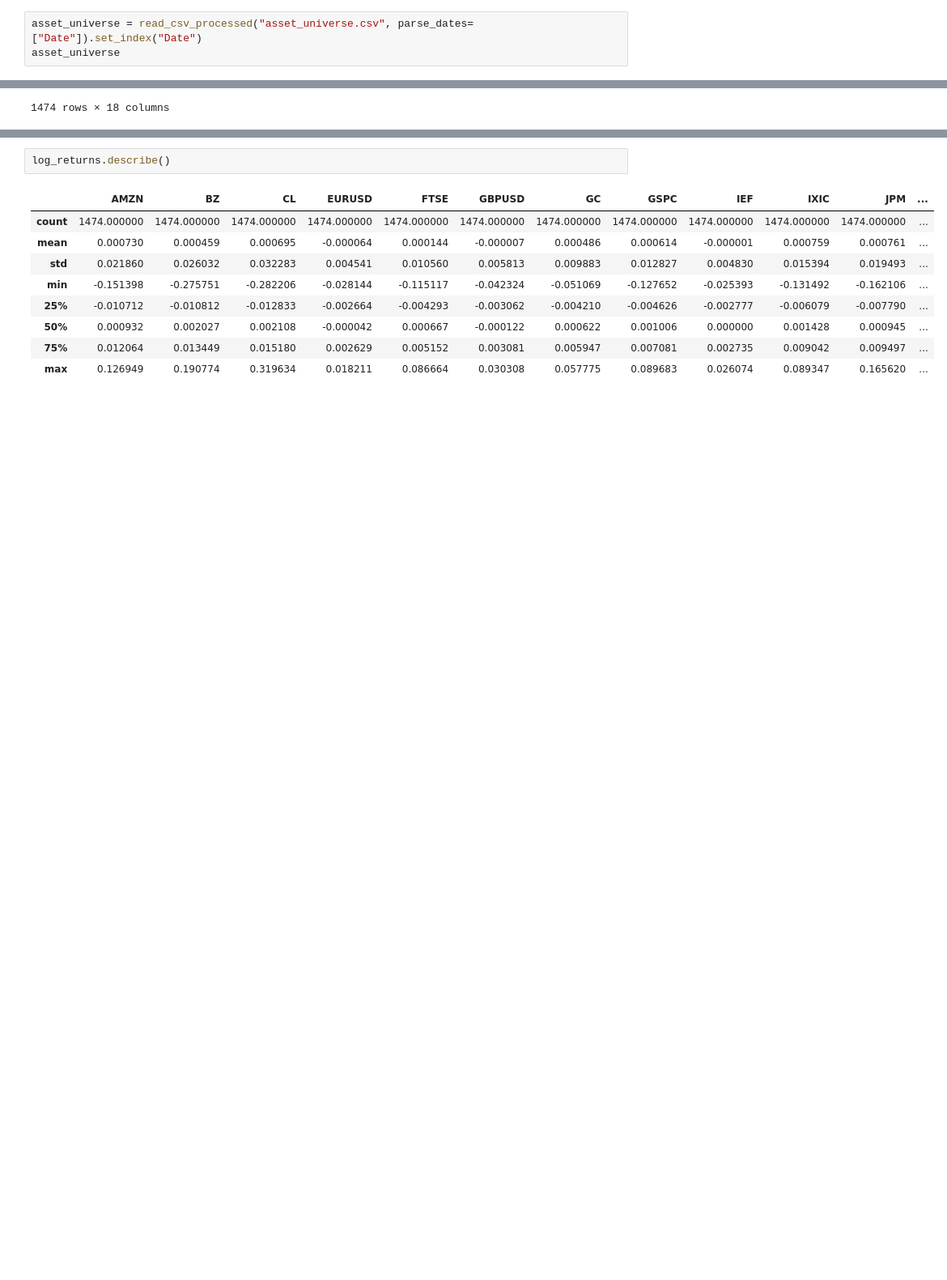
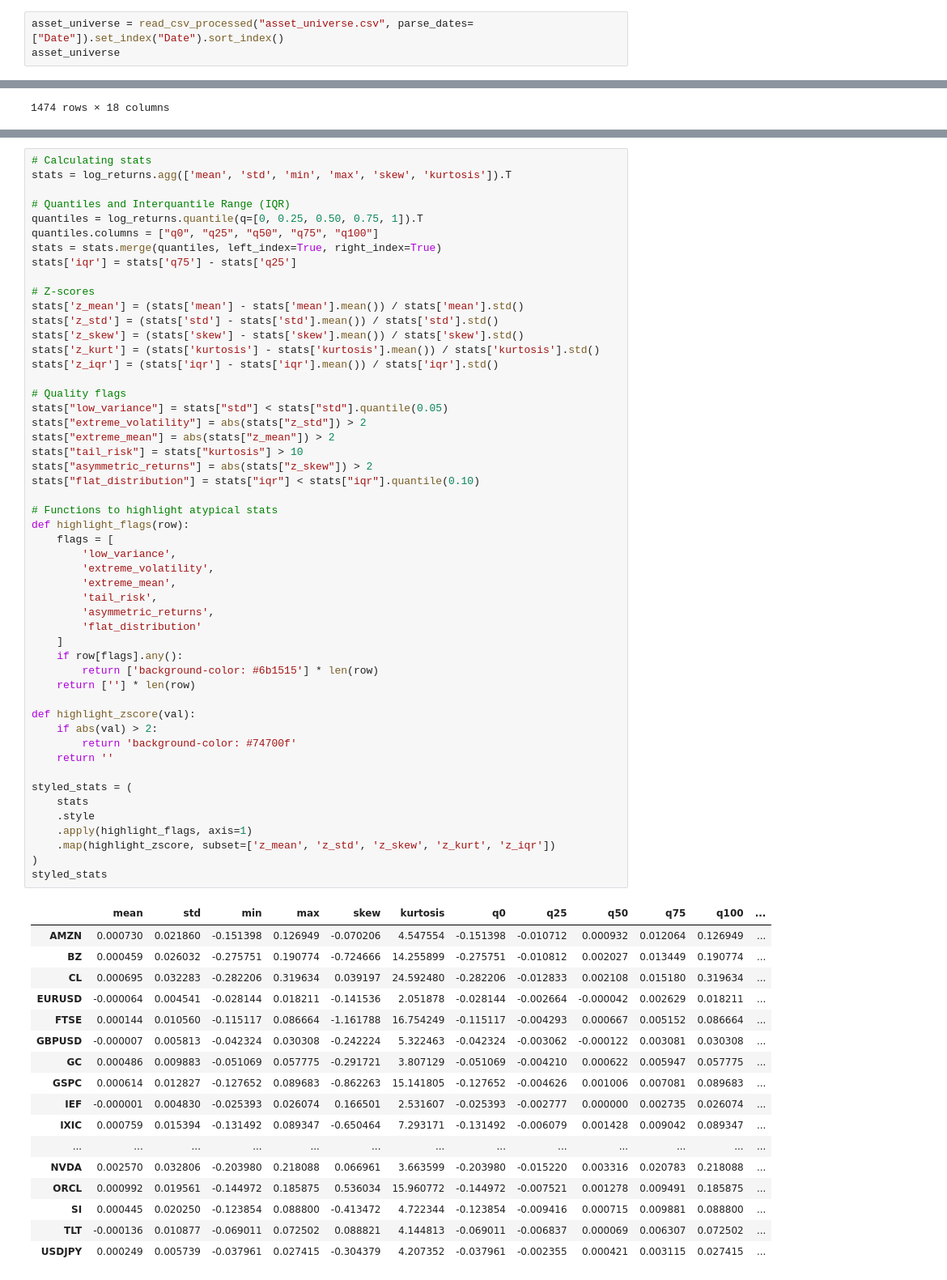
Before and after one commit to jamesafh99/finance-project, a Jupyter notebook: notebooks/02_portfolio_construction.ipynb, the cells around one changed output, grey strips where cells are left out. Shown: that part at 81% size. Saved outputs shown, nothing was run; the diff lists cells and outputs as text; blank space fills up the shorter version.

```diff
--- a/notebooks/02_portfolio_construction.ipynb
+++ b/notebooks/02_portfolio_construction.ipynb
@@ -13,7 +18,7 @@ from src.helpers_io import read_csv_processed
 # %% [markdown]
 #### **2.2 Loading `asset_universe.csv`**
 # %%
-asset_universe = read_csv_processed("asset_universe.csv", parse_dates=["Date"]).set_index("Date")
+asset_universe = read_csv_processed("asset_universe.csv", parse_dates=["Date"]).set_index("Date").sort_index()
 asset_universe
 # %% [output]
 |  | AMZN | BZ | CL | EURUSD | FTSE | GBPUSD | GC | GSPC | IEF | IXIC | JPM | ... |
@@ -124,12 +158,69 @@ dtype: int64
 # %%
-log_returns.describe()
+# Calculating stats
+stats = log_returns.agg(['mean', 'std', 'min', 'max', 'skew', 'kurtosis']).T
+
+# Quantiles and Interquantile Range (IQR)
+quantiles = log_returns.quantile(q=[0, 0.25, 0.50, 0.75, 1]).T
+quantiles.columns = ["q0", "q25", "q50", "q75", "q100"]
+stats = stats.merge(quantiles, left_index=True, right_index=True)
+stats['iqr'] = stats['q75'] - stats['q25']
+
+# Z-scores
+stats['z_mean'] = (stats['mean'] - stats['mean'].mean()) / stats['mean'].std()
+stats['z_std'] = (stats['std'] - stats['std'].mean()) / stats['std'].std()
+stats['z_skew'] = (stats['skew'] - stats['skew'].mean()) / stats['skew'].std()
+stats['z_kurt'] = (stats['kurtosis'] - stats['kurtosis'].mean()) / stats['kurtosis'].std()
+stats['z_iqr'] = (stats['iqr'] - stats['iqr'].mean()) / stats['iqr'].std()
+
+# Quality flags
+stats["low_variance"] = stats["std"] < stats["std"].quantile(0.05)
+stats["extreme_volatility"] = abs(stats["z_std"]) > 2
+stats["extreme_mean"] = abs(stats["z_mean"]) > 2
+stats["tail_risk"] = stats["kurtosis"] > 10
+stats["asymmetric_returns"] = abs(stats["z_skew"]) > 2
+stats["flat_distribution"] = stats["iqr"] < stats["iqr"].quantile(0.10)
+
+# Functions to highlight atypical stats
+def highlight_flags(row):
+    flags = [
+        'low_variance',
+        'extreme_volatility',
+        'extreme_mean',
+        'tail_risk',
+        'asymmetric_returns',
+        'flat_distribution'
+    ]
+    if row[flags].any():
+        return ['background-color: #6b1515'] * len(row)
+    return [''] * len(row)
+
+def highlight_zscore(val):
+    if abs(val) > 2:
+        return 'background-color: #74700f'
+    return ''
+
+styled_stats = (
+    stats
+    .style
+    .apply(highlight_flags, axis=1)
+    .map(highlight_zscore, subset=['z_mean', 'z_std', 'z_skew', 'z_kurt', 'z_iqr'])
+)
+styled_stats
 # %% [output]
-|  | AMZN | BZ | CL | EURUSD | FTSE | GBPUSD | GC | GSPC | IEF | IXIC | JPM | ... |
-| count | 1474.000000 | 1474.000000 | 1474.000000 | 1474.000000 | 1474.000000 | 1474.000000 | 1474.000000 | 1474.000000 | 1474.000000 | 1474.000000 | 1474.000000 | ... |
-| mean | 0.000730 | 0.000459 | 0.000695 | -0.000064 | 0.000144 | -0.000007 | 0.000486 | 0.000614 | -0.000001 | 0.000759 | 0.000761 | ... |
-| std | 0.021860 | 0.026032 | 0.032283 | 0.004541 | 0.010560 | 0.005813 | 0.009883 | 0.012827 | 0.004830 | 0.015394 | 0.019493 | ... |
-| min | -0.151398 | -0.275751 | -0.282206 | -0.028144 | -0.115117 | -0.042324 | -0.051069 | -0.127652 | -0.025393 | -0.131492 | -0.162106 | ... |
-| 25% | -0.010712 | -0.010812 | -0.012833 | -0.002664 | -0.004293 | -0.003062 | -0.004210 | -0.004626 | -0.002777 | -0.006079 | -0.007790 | ... |
-| 50% | 0.000932 | 0.002027 | 0.002108 | -0.000042 | 0.000667 | -0.000122 | 0.000622 | 0.001006 | 0.000000 | 0.001428 | 0.000945 | ... |
-| 75% | 0.012064 | 0.013449 | 0.015180 | 0.002629 | 0.005152 | 0.003081 | 0.005947 | 0.007081 | 0.002735 | 0.009042 | 0.009497 | ... |
-| max | 0.126949 | 0.190774 | 0.319634 | 0.018211 | 0.086664 | 0.030308 | 0.057775 | 0.089683 | 0.026074 | 0.089347 | 0.165620 | ... |
+|  | mean | std | min | max | skew | kurtosis | q0 | q25 | q50 | q75 | q100 | ... |
+| AMZN | 0.000730 | 0.021860 | -0.151398 | 0.126949 | -0.070206 | 4.547554 | -0.151398 | -0.010712 | 0.000932 | 0.012064 | 0.126949 | ... |
+| BZ | 0.000459 | 0.026032 | -0.275751 | 0.190774 | -0.724666 | 14.255899 | -0.275751 | -0.010812 | 0.002027 | 0.013449 | 0.190774 | ... |
+| CL | 0.000695 | 0.032283 | -0.282206 | 0.319634 | 0.039197 | 24.592480 | -0.282206 | -0.012833 | 0.002108 | 0.015180 | 0.319634 | ... |
+| EURUSD | -0.000064 | 0.004541 | -0.028144 | 0.018211 | -0.141536 | 2.051878 | -0.028144 | -0.002664 | -0.000042 | 0.002629 | 0.018211 | ... |
+| FTSE | 0.000144 | 0.010560 | -0.115117 | 0.086664 | -1.161788 | 16.754249 | -0.115117 | -0.004293 | 0.000667 | 0.005152 | 0.086664 | ... |
+| GBPUSD | -0.000007 | 0.005813 | -0.042324 | 0.030308 | -0.242224 | 5.322463 | -0.042324 | -0.003062 | -0.000122 | 0.003081 | 0.030308 | ... |
+| GC | 0.000486 | 0.009883 | -0.051069 | 0.057775 | -0.291721 | 3.807129 | -0.051069 | -0.004210 | 0.000622 | 0.005947 | 0.057775 | ... |
+| GSPC | 0.000614 | 0.012827 | -0.127652 | 0.089683 | -0.862263 | 15.141805 | -0.127652 | -0.004626 | 0.001006 | 0.007081 | 0.089683 | ... |
+| IEF | -0.000001 | 0.004830 | -0.025393 | 0.026074 | 0.166501 | 2.531607 | -0.025393 | -0.002777 | 0.000000 | 0.002735 | 0.026074 | ... |
+| IXIC | 0.000759 | 0.015394 | -0.131492 | 0.089347 | -0.650464 | 7.293171 | -0.131492 | -0.006079 | 0.001428 | 0.009042 | 0.089347 | ... |
+| ... | ... | ... | ... | ... | ... | ... | ... | ... | ... | ... | ... | ... |
+| NVDA | 0.002570 | 0.032806 | -0.203980 | 0.218088 | 0.066961 | 3.663599 | -0.203980 | -0.015220 | 0.003316 | 0.020783 | 0.218088 | ... |
+| ORCL | 0.000992 | 0.019561 | -0.144972 | 0.185875 | 0.536034 | 15.960772 | -0.144972 | -0.007521 | 0.001278 | 0.009491 | 0.185875 | ... |
+| SI | 0.000445 | 0.020250 | -0.123854 | 0.088800 | -0.413472 | 4.722344 | -0.123854 | -0.009416 | 0.000715 | 0.009881 | 0.088800 | ... |
+| TLT | -0.000136 | 0.010877 | -0.069011 | 0.072502 | 0.088821 | 4.144813 | -0.069011 | -0.006837 | 0.000069 | 0.006307 | 0.072502 | ... |
+| USDJPY | 0.000249 | 0.005739 | -0.037961 | 0.027415 | -0.304379 | 4.207352 | -0.037961 | -0.002355 | 0.000421 | 0.003115 | 0.027415 | ... |
```
Also changed, not shown: parts of 8 cells of this notebook, 1 other file.
